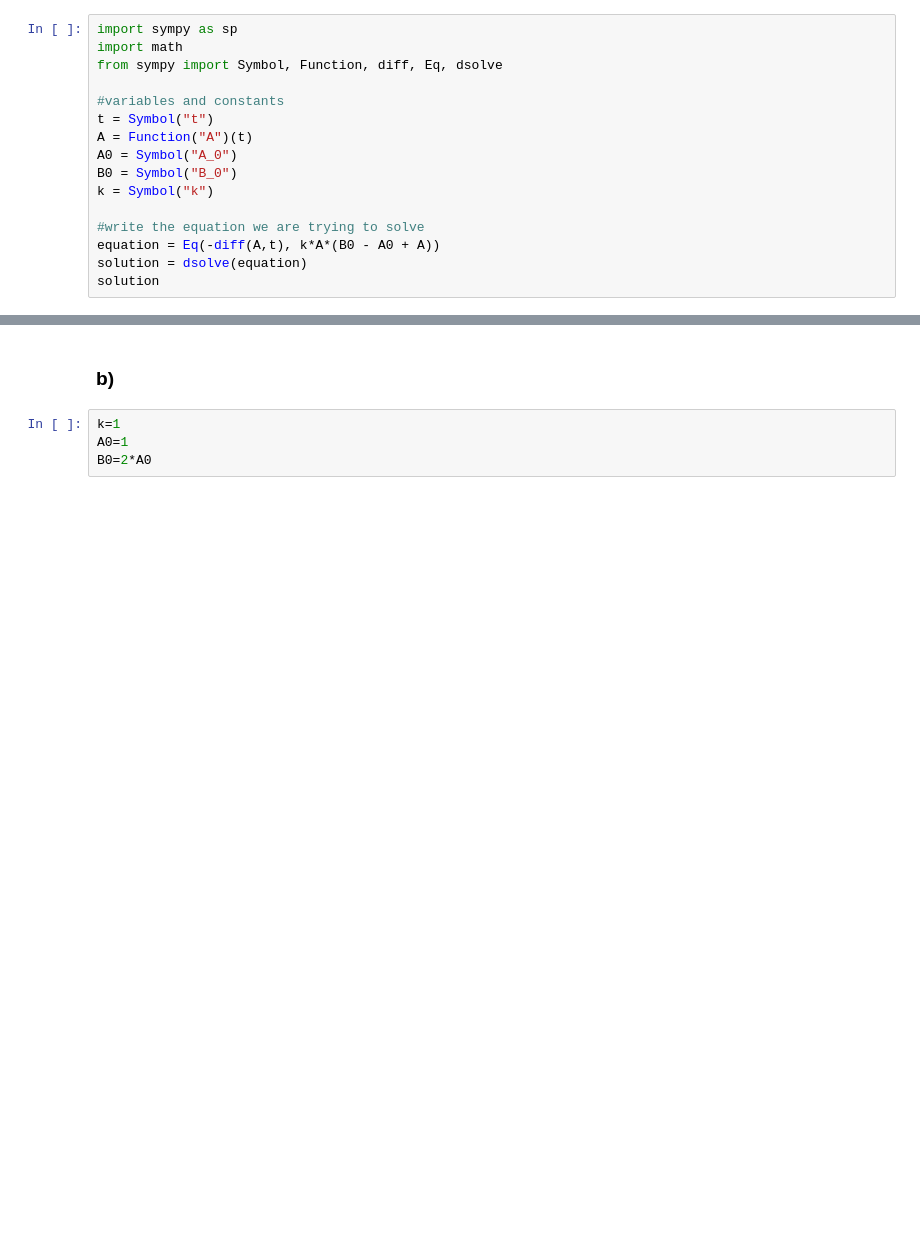
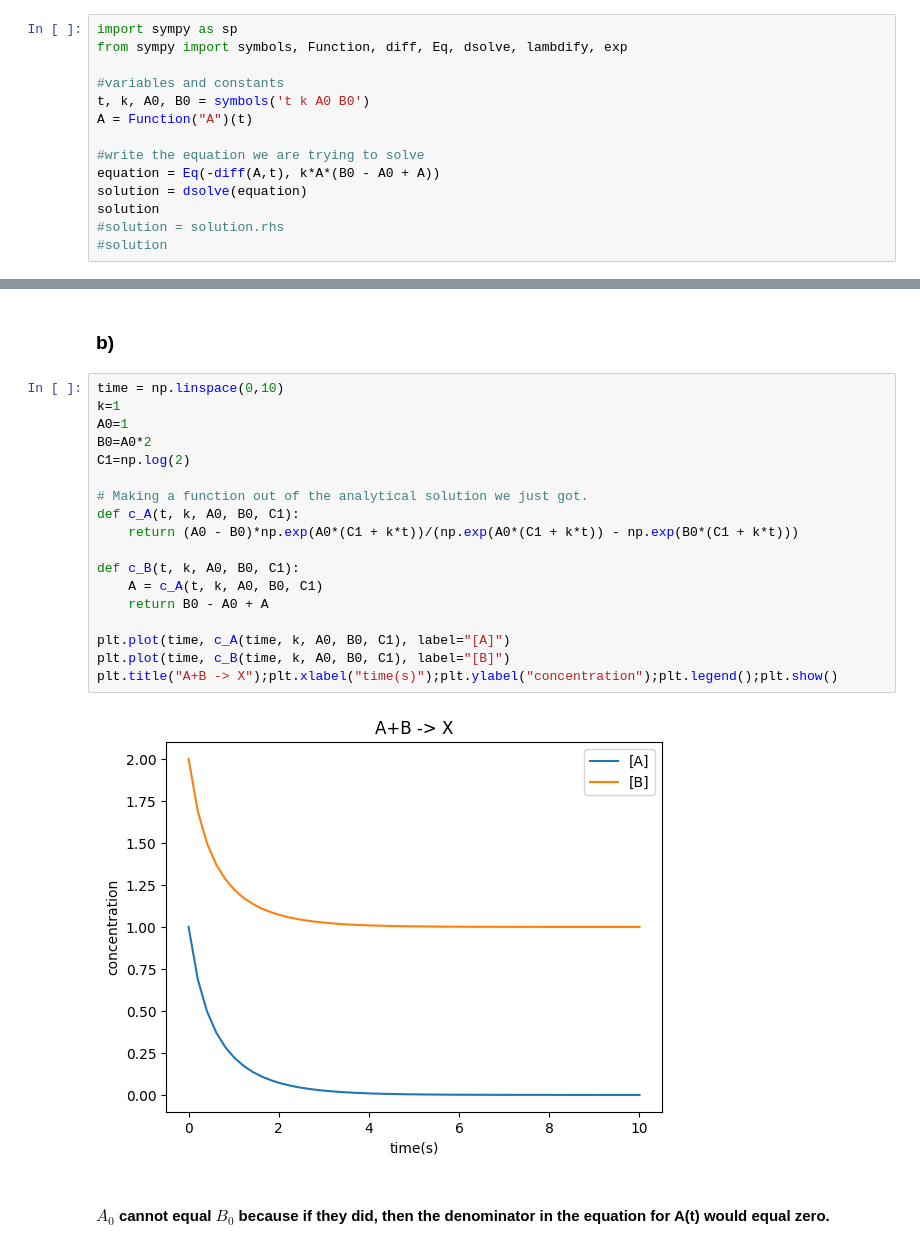
Before and after one commit to Icho2/Computational_Chemistry, a Jupyter notebook: Rate_Laws.ipynb, the cells around one changed output, grey strips where cells are left out. Saved outputs shown, nothing was run; the diff lists cells and outputs as text; blank space fills up the shorter version.

```diff
--- a/Rate_Laws.ipynb
+++ b/Rate_Laws.ipynb
@@ -267,25 +267,41 @@ plt.title("3A -> x");plt.xlabel("time(s)");plt.plot(t, c_A);plt.show()
 ### a)
 # %%
 import sympy as sp
-import math
-from sympy import Symbol, Function, diff, Eq, dsolve
+from sympy import symbols, Function, diff, Eq, dsolve, lambdify, exp
 
 #variables and constants
-t = Symbol("t")
+t, k, A0, B0 = symbols('t k A0 B0')
 A = Function("A")(t)
-A0 = Symbol("A_0")
-B0 = Symbol("B_0")
-k = Symbol("k")
 
 #write the equation we are trying to solve
 equation = Eq(-diff(A,t), k*A*(B0 - A0 + A))
 solution = dsolve(equation)
 solution
+#solution = solution.rhs
+#solution
 # %% [output]
 $\displaystyle A{\left(t \right)} = \frac{\left(A_{0} - B_{0}\right) e^{A_{0} \left(C_{1} + k t\right)}}{e^{A_{0} \left(C_{1} + k t\right)} - e^{B_{0} \left(C_{1} + k t\right)}}$
 # %% [markdown]
 ### b)
-# %%
-k=1
-A0=1
-B0=2*A0
+# %%
+time = np.linspace(0,10)
+k=1
+A0=1
+B0=A0*2
+C1=np.log(2)
+
+# Making a function out of the analytical solution we just got.
+def c_A(t, k, A0, B0, C1):
+    return (A0 - B0)*np.exp(A0*(C1 + k*t))/(np.exp(A0*(C1 + k*t)) - np.exp(B0*(C1 + k*t)))
+
+def c_B(t, k, A0, B0, C1):
+    A = c_A(t, k, A0, B0, C1)
+    return B0 - A0 + A
+
+plt.plot(time, c_A(time, k, A0, B0, C1), label="[A]")
+plt.plot(time, c_B(time, k, A0, B0, C1), label="[B]")
+plt.title("A+B -> X");plt.xlabel("time(s)");plt.ylabel("concentration");plt.legend();plt.show()
+# %% [output]
+[figure, added]
+# %% [markdown]
+#### $A_0$ cannot equal $B_0$ because if they did, then the denominator in the equation for A(t) would equal zero.
```
Also changed, not shown: parts of 2 cells of this notebook.
